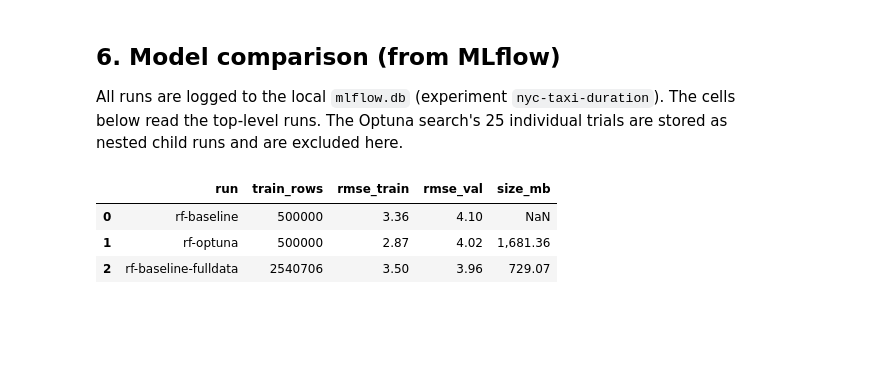
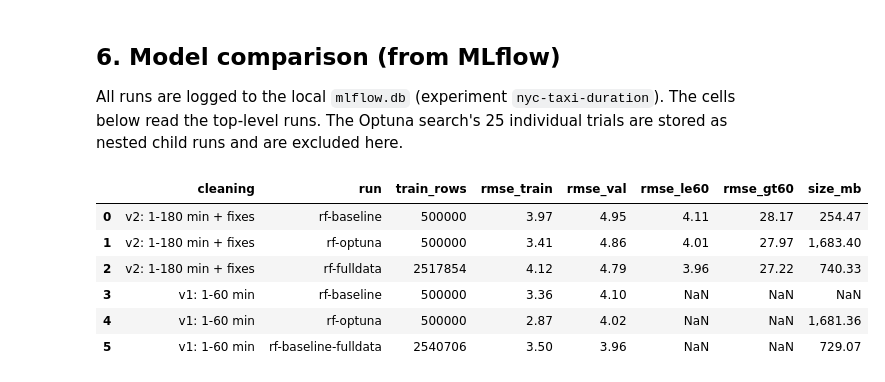
Before and after one commit to Jassalam/model-deployment-project, a Jupyter notebook: notebooks/01_eda.ipynb, the cells around one changed output. Cells and saved outputs as stored; diff of their text form; code cells hidden in the pictures; blank space fills up the shorter version.

```diff
--- a/notebooks/01_eda.ipynb
+++ b/notebooks/01_eda.ipynb
@@ -336,18 +385,25 @@ nested child runs and are excluded here.
 # %%
 import mlflow
 
-mlflow.set_tracking_uri("sqlite:///mlflow.db")
+from src.paths import MLFLOW_DB
+
+mlflow.set_tracking_uri(f"sqlite:///{MLFLOW_DB}")
 runs = mlflow.search_runs(experiment_names=["nyc-taxi-duration"],
-                          filter_string="attributes.status = 'FINISHED'")
-runs = runs[runs["tags.mlflow.parentRunId"].isna()] if "tags.mlflow.parentRunId" in runs else runs
-cols = {"tags.mlflow.runName": "run", "params.train_rows": "train_rows",
+                          filter_string="attributes.status = 'FINISHED'", order_by=["start_time DESC"])
+runs = runs[runs["tags.mlflow.parentRunId"].isna()]
+# Runs from before the review fixes don't log their cleaning rules: those used 1-60 min trips.
+runs["cleaning"] = np.where(runs["params.max_duration"].fillna("60") == "60", "v1: 1-60 min", "v2: 1-180 min + fixes")
+cols = {"cleaning": "cleaning", "tags.mlflow.runName": "run", "params.train_rows": "train_rows",
         "metrics.rmse_train": "rmse_train", "metrics.rmse_val": "rmse_val",
+        "metrics.rmse_val_le60min": "rmse_le60", "metrics.rmse_val_gt60min": "rmse_gt60",
         "metrics.model_size_mb": "size_mb"}
-# The first baseline run was logged before model size was tracked; its file is 249 MB.
-table = runs[list(cols)].rename(columns=cols).sort_values("rmse_val", ascending=False).reset_index(drop=True)
+table = runs[list(cols)].rename(columns=cols).sort_values(["cleaning", "rmse_val"], ascending=[False, False]).reset_index(drop=True)
 table
 # %% [output]
-|  | run | train_rows | rmse_train | rmse_val | size_mb |
-| 0 | rf-baseline | 500000 | 3.36 | 4.10 | NaN |
-| 1 | rf-optuna | 500000 | 2.87 | 4.02 | 1,681.36 |
-| 2 | rf-baseline-fulldata | 2540706 | 3.50 | 3.96 | 729.07 |
+|  | cleaning | run | train_rows | rmse_train | rmse_val | rmse_le60 | rmse_gt60 | size_mb |
+| 0 | v2: 1-180 min + fixes | rf-baseline | 500000 | 3.97 | 4.95 | 4.11 | 28.17 | 254.47 |
+| 1 | v2: 1-180 min + fixes | rf-optuna | 500000 | 3.41 | 4.86 | 4.01 | 27.97 | 1,683.40 |
+| 2 | v2: 1-180 min + fixes | rf-fulldata | 2517854 | 4.12 | 4.79 | 3.96 | 27.22 | 740.33 |
+| 3 | v1: 1-60 min | rf-baseline | 500000 | 3.36 | 4.10 | NaN | NaN | NaN |
+| 4 | v1: 1-60 min | rf-optuna | 500000 | 2.87 | 4.02 | NaN | NaN | 1,681.36 |
+| 5 | v1: 1-60 min | rf-baseline-fulldata | 2540706 | 3.50 | 3.96 | NaN | NaN | 729.07 |
```
Also changed, not shown: parts of 26 cells of this notebook, 9 other files.
